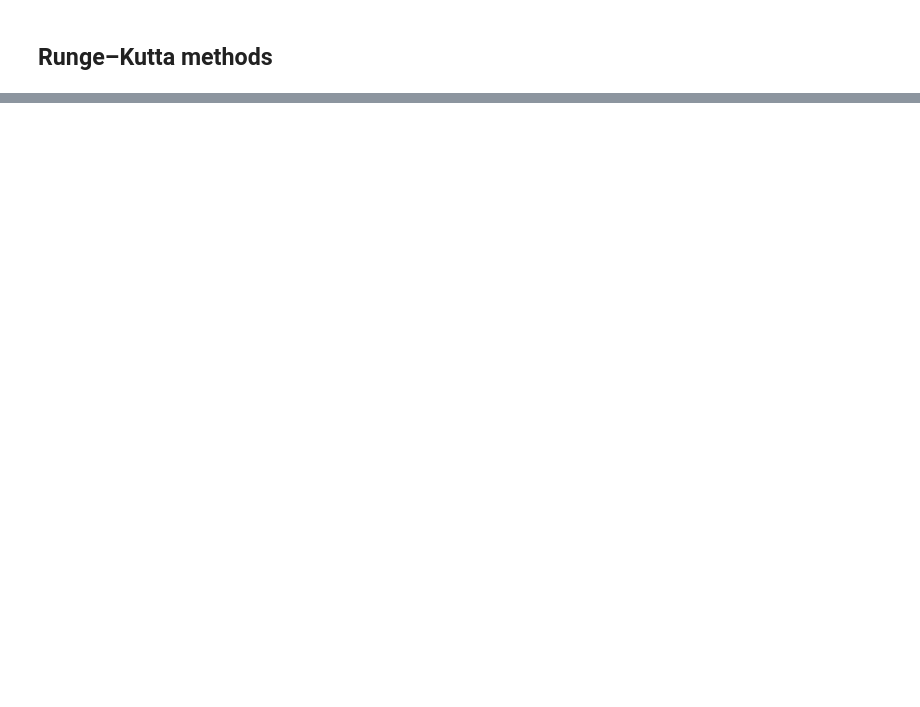
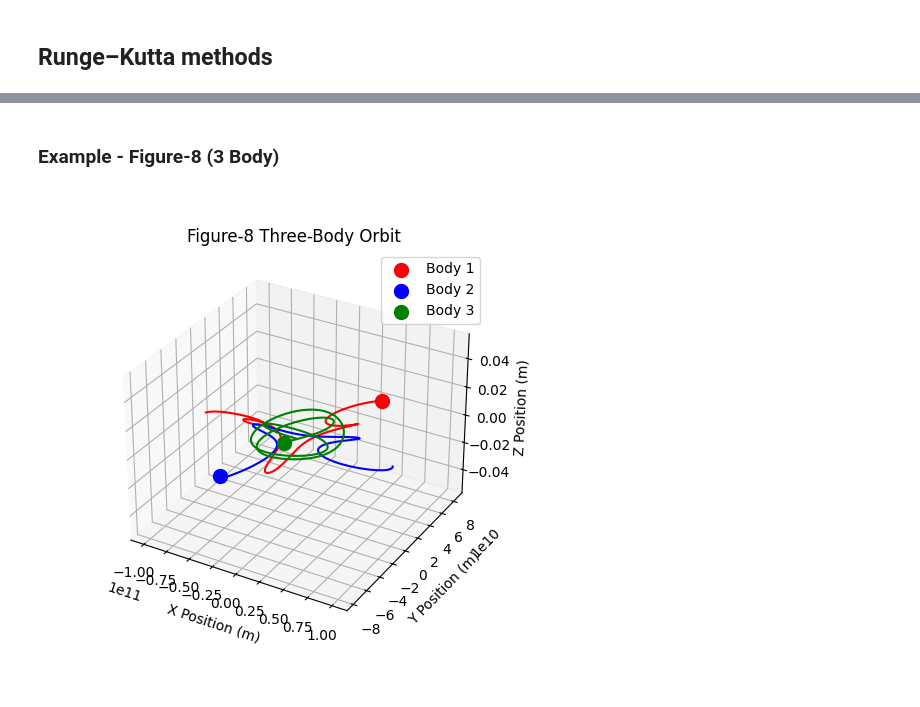
Before and after one commit to connorb0531/NBodyProblem, a Jupyter notebook: NBodyProblem.ipynb, the cells around one changed output, grey strips where cells are left out. Cells and saved outputs as stored; diff of their text form; code cells hidden in the pictures; blank space fills up the shorter version.

```diff
--- a/NBodyProblem.ipynb
+++ b/NBodyProblem.ipynb
@@ -211,0 +217,27 @@ plt.show()
+# %% [markdown]
+### Example - Figure-8 (3 Body)
+# %%
+from bodies_util import fig8_masses, fig8_positions, fig8_velocities, fig8_planet_names
+
+# Three equal-mass bodies
+masses = fig8_masses
+
+# Initial positions (meters)
+positions = fig8_positions
+
+# Initial velocities (m/s) - Carefully tuned for stability
+velocities = fig8_velocities
+
+# Constant variables
+N = 3 # Number of bodies
+years = 0.5 # **best time duration for this simulation**
+h = 1e3  # Time step size (seconds)
+timesteps = int(years * 31557600 / h)
+
+# Run Simulation
+history_2 = simulate(N, timesteps, h, method="rk4")
+
+#plot_util.plot_figure8(history_2)
+plot_util.plot_fig8(history_2)
+# %% [output]
+[figure, added]
```
Also changed, not shown: parts of 15 cells of this notebook, 2 other files.
